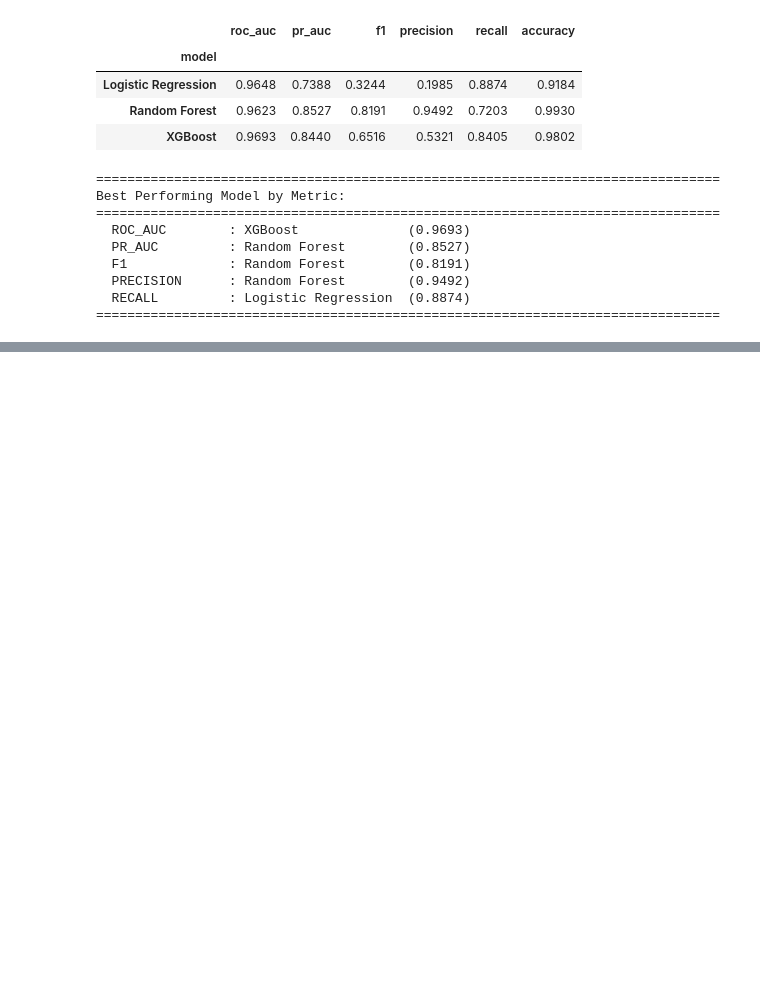
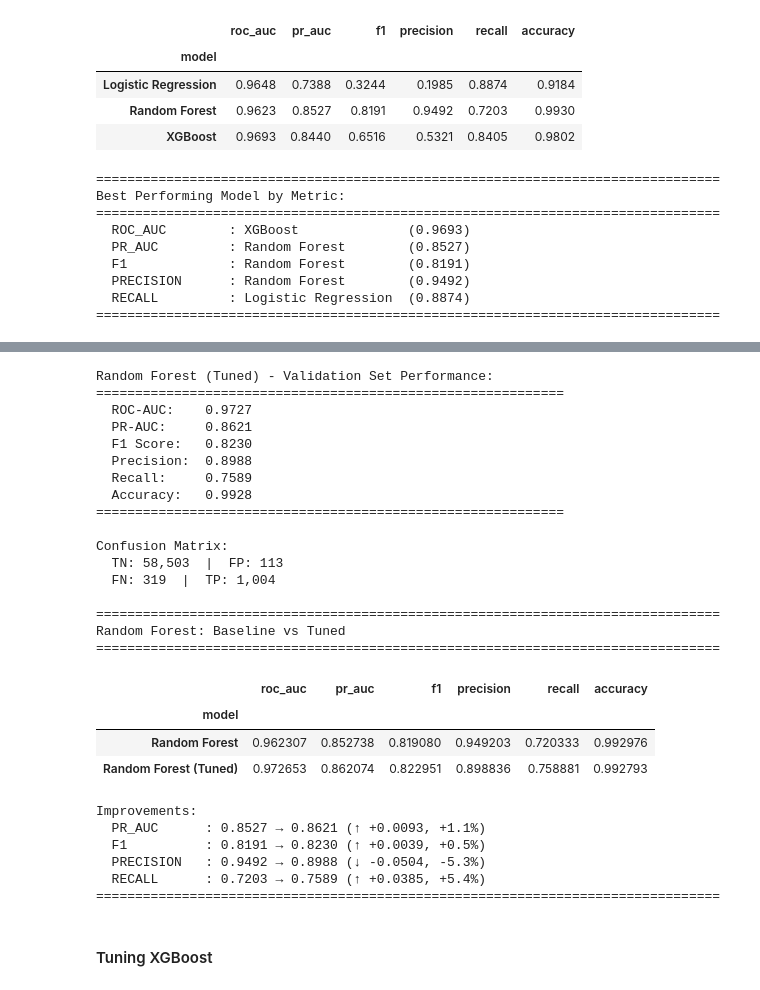
Before and after one commit to denshe/ecom-fraud-detection, a Jupyter notebook: fraud_transactions_eda_training.ipynb, the cells around one changed output, grey strips where cells are left out. Drawn from its saved outputs; the diff is of its cells as text; code cells hidden in the pictures; blank space fills up the shorter version.

```diff
--- a/fraud_transactions_eda_training.ipynb
+++ b/fraud_transactions_eda_training.ipynb
@@ -897,0 +1402,59 @@ plt.show()
+# %%
+# Evaluate tuned RF on validation dataset
+rf_tuned_metrics = evaluate_model(
+    rf_search.best_estimator_,
+    X_val,
+    y_val,
+    model_name="Random Forest (Tuned)",
+    dataset_name="Validation"
+)
+
+# Compare with baseline
+print("\n" + "=" * 80)
+print("Random Forest: Baseline vs Tuned")
+print("=" * 80)
+comparison_rf = pd.DataFrame([rf_metrics, rf_tuned_metrics])
+comparison_rf = comparison_rf.set_index('model')
+comparison_rf = comparison_rf.drop(columns=['dataset'])
+display(comparison_rf)
+
+# Calculate improvements
+print("\nImprovements:")
+for metric in ['pr_auc', 'f1', 'precision', 'recall']:
+    baseline_val = rf_metrics[metric]
+    tuned_val = rf_tuned_metrics[metric]
+    improvement = tuned_val - baseline_val
+    improvement_pct = (improvement / baseline_val) * 100
+    symbol = "↑" if improvement > 0 else "↓" if improvement < 0 else "="
+    print(f"  {metric.upper():12s}: {baseline_val:.4f} → {tuned_val:.4f} ({symbol} {improvement:+.4f}, {improvement_pct:+.1f}%)")
+print("=" * 80)
+# %% [output]
+Random Forest (Tuned) - Validation Set Performance:
+============================================================
+  ROC-AUC:    0.9727
+  PR-AUC:     0.8621
+  F1 Score:   0.8230
+  Precision:  0.8988
+  Recall:     0.7589
+  Accuracy:   0.9928
+============================================================
+
+Confusion Matrix:
+  TN: 58,503  |  FP: 113
+  FN: 319  |  TP: 1,004
+
+================================================================================
+Random Forest: Baseline vs Tuned
+================================================================================
+|  | roc_auc | pr_auc | f1 | precision | recall | accuracy |
+| model |  |  |  |  |  |  |
+| Random Forest | 0.962307 | 0.852738 | 0.819080 | 0.949203 | 0.720333 | 0.992976 |
+| Random Forest (Tuned) | 0.972653 | 0.862074 | 0.822951 | 0.898836 | 0.758881 | 0.992793 |
+Improvements:
+  PR_AUC      : 0.8527 → 0.8621 (↑ +0.0093, +1.1%)
+  F1          : 0.8191 → 0.8230 (↑ +0.0039, +0.5%)
+  PRECISION   : 0.9492 → 0.8988 (↓ -0.0504, -5.3%)
+  RECALL      : 0.7203 → 0.7589 (↑ +0.0385, +5.4%)
+================================================================================
+# %% [markdown]
+#### Tuning XGBoost
```
Also changed, not shown: parts of 20 cells of this notebook, 2 other files.
